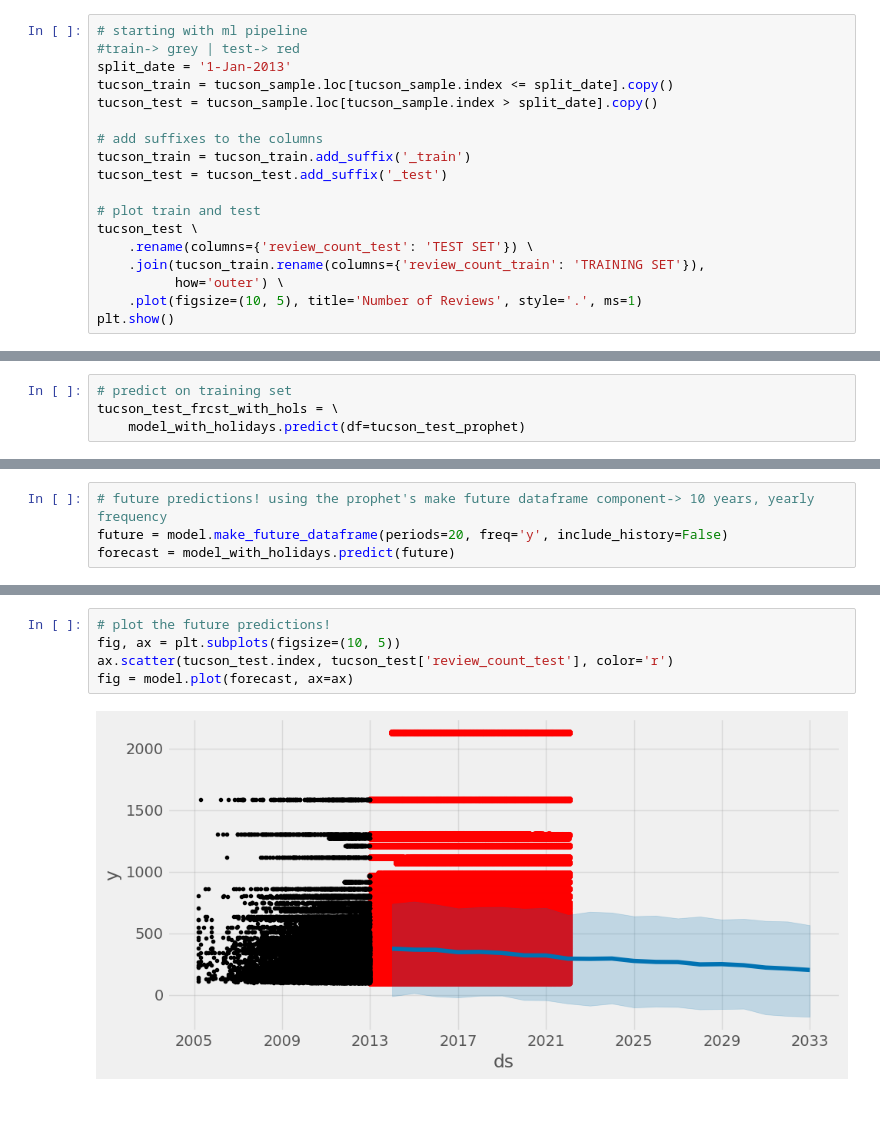
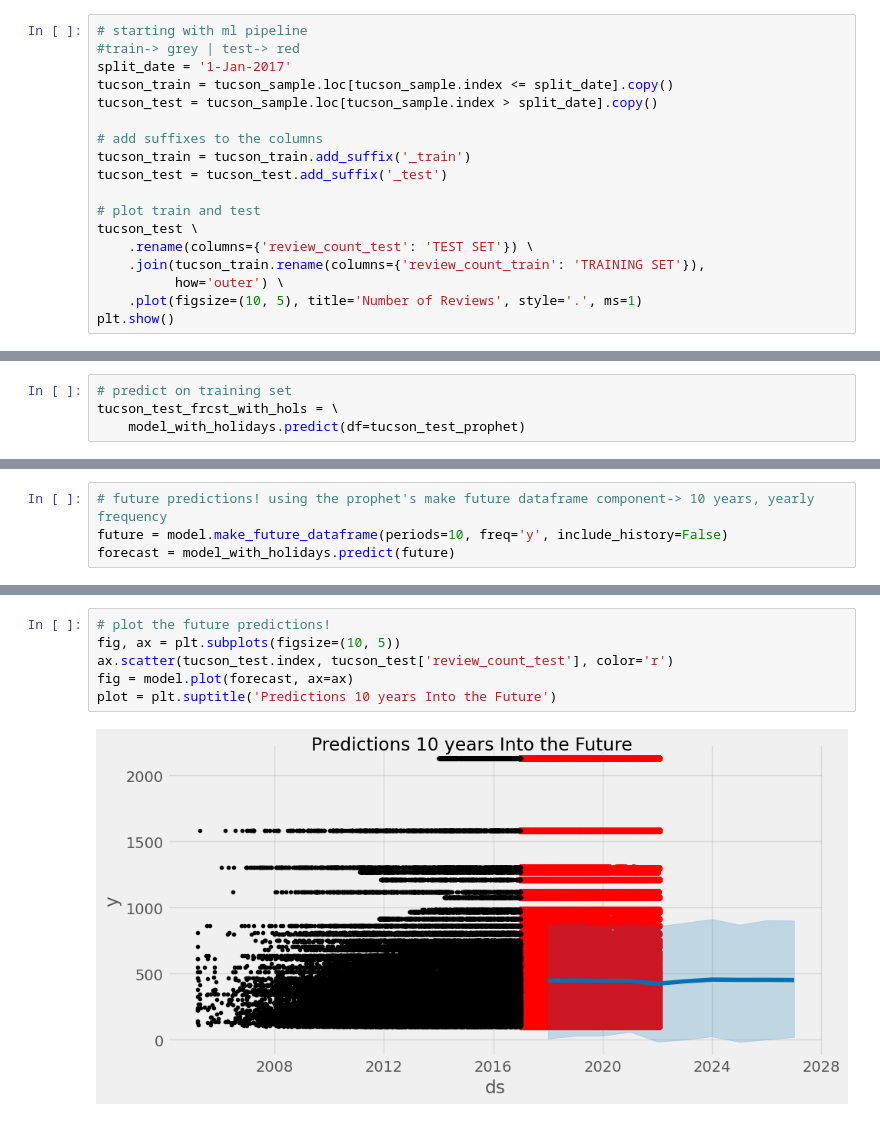
Before and after one commit to Sandokhan/yelp_project, a Jupyter notebook: wip_TimeSeriesProphet.ipynb, the cells around one changed output, grey strips where cells are left out. Cells and saved outputs as stored; diff of their text form.

Commit message:
Updated train/test split for timeseries

```diff
--- a/wip_TimeSeriesProphet.ipynb
+++ b/wip_TimeSeriesProphet.ipynb
@@ -226,7 +226,7 @@ plt.show()
 # %%
 # starting with ml pipeline
 #train-> grey | test-> red
-split_date = '1-Jan-2013'
+split_date = '1-Jan-2017'
 tucson_train = tucson_sample.loc[tucson_sample.index <= split_date].copy()
 tucson_test = tucson_sample.loc[tucson_sample.index > split_date].copy()
 
@@ -466,6 +467,6 @@ mean_absolute_percentage_error(y_true=tucson_test['review_count_test'],
 # %%
 # future predictions! using the prophet's make future dataframe component-> 10 years, yearly frequency
-future = model.make_future_dataframe(periods=20, freq='y', include_history=False)
+future = model.make_future_dataframe(periods=10, freq='y', include_history=False)
 forecast = model_with_holidays.predict(future)
 # %%
 # show the new dataframe
@@ -486,7 +486,8 @@ forecast[['ds','yhat']].head(11)
 # %%
 # plot the future predictions!
 fig, ax = plt.subplots(figsize=(10, 5))
 ax.scatter(tucson_test.index, tucson_test['review_count_test'], color='r')
 fig = model.plot(forecast, ax=ax)
+plot = plt.suptitle('Predictions 10 years Into the Future')
 # %% [output]
-[figure, old version]
+[figure, new version]
```
Also changed, not shown: parts of 19 cells of this notebook.
